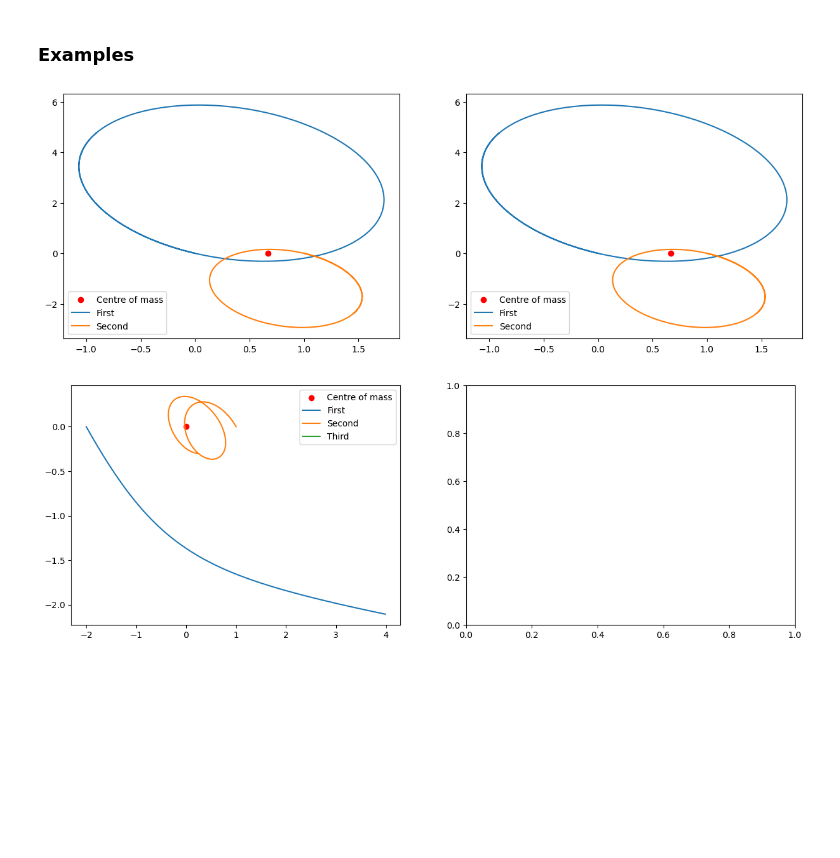
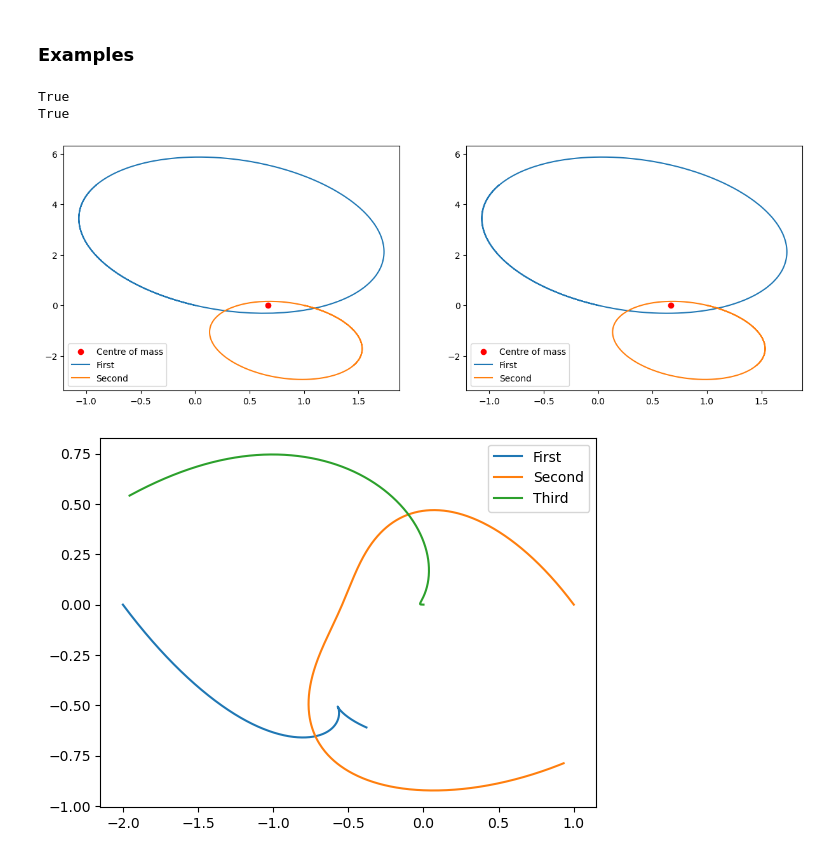
Before and after one commit to Vileh/QMUL-Data-Analytics-Courseworks, a Jupyter notebook: SciComp_1/Coursework1_Trisolaris.ipynb, the cells around one changed output. Saved outputs shown, nothing was run; the diff lists cells and outputs as text; code cells hidden in the pictures; blank space fills up the shorter version.

```diff
--- a/SciComp_1/Coursework1_Trisolaris.ipynb
+++ b/SciComp_1/Coursework1_Trisolaris.ipynb
@@ -124,6 +124,26 @@ class ExplicitIntegrator :
                 y_at_t_over_2 = self._y_solution[itime-1] + (1/2) * self._delta_t * dydt_function(time, self._y_solution[itime-1], half_step=True)
 
                 self._y_solution[itime] = self._y_solution[itime-1] +  self._delta_t * dydt_function(time + self._delta_t, y_at_t_over_2)
+# %%
+# Class: star
+class Star():
+
+    def __init__(self, name, giant=False, mass=1, starting_position=np.array([0,0]), starting_velocity=np.array([0,0])):
+        assert isinstance(name, str), "Name must be of type string"
+        assert isinstance(giant, bool), "Giant must be of type bool"
+        assert mass > 0, 'mass must be positive'
+
+        self.name = name
+        self.giant = giant
+        self.mass = mass
+        self.starting_position = starting_position
+        self.starting_velocity = starting_velocity
+
+        # radius depends on whether the star is a giant or not
+        if self.giant:
+            self.radius = get_radius(self.mass)
+        else:
+            self.radius = 0
 # %%
 # Stellar systems
 class Stellar_system():
@@ -315,8 +323,8 @@ class star():
 ### Examples
 # %%
 # 2-body problem [0,0,0,0.5] and [1,0,0,-0.5] work well
-first_star = star(name='First', mass=0.21, starting_position=np.array([0,0]), starting_velocity=np.array([-0.5,0.5]))
-second_star = star(name='Second', mass=0.42, starting_position=np.array([1,0]), starting_velocity=np.array([0.25,-0.25]))
+first_star = Star(name='First', mass=0.21, starting_position=np.array([0,0]), starting_velocity=np.array([-0.5,0.5]))
+second_star = Star(name='Second', mass=0.42, starting_position=np.array([1,0]), starting_velocity=np.array([0.25,-0.25]))
 
 my_stellar_system = Stellar_system(max_time=100, N_time_steps=1000, integration_method='RK45', name='Solar system')
 my_stellar_system_2 = Stellar_system(max_time=100, N_time_steps=10000, integration_method='MidPoint', name='Solar system')
@@ -327,29 +335,36 @@ my_stellar_system.add_star(second_star)
 my_stellar_system_2.add_star(first_star)
 my_stellar_system_2.add_star(second_star)
 
+solution_1 = my_stellar_system.calculate_movement()
+solution_2 = my_stellar_system_2.calculate_movement()
+
 fig, ax = plt.subplots(1, 2, figsize=(15,5))
 
-my_stellar_system.plot_movement(ax[0], plot_centre_of_mass=True)
-my_stellar_system_2.plot_movement(ax[1], plot_centre_of_mass=True)
+my_stellar_system.plot_movement(solution_1, ax[0], plot_centre_of_mass=True)
+my_stellar_system_2.plot_movement(solution_2, ax[1], plot_centre_of_mass=True)
 # %% [output]
+True
+True
 [figure]
 # %%
 # 2-body problem [0,0,0,0.5] and [1,0,0,-0.5] work well
-first_star = star(name='First', mass=0.2, giant=True, starting_position=np.array([-2,0]), starting_velocity=np.array([1.5,-1.5]))
-second_star = star(name='Second', mass=0.4, starting_position=np.array([1,0]), starting_velocity=np.array([-0.75,0.75]))
-third_star = star(name='Third', mass=2, starting_position=np.array([0,0]), starting_velocity=np.array([0,0]))
+first_star = Star(name='First', mass=1, giant=True, starting_position=np.array([-2,0]), starting_velocity=np.array([.5,-.5]))
+second_star = Star(name='Second', mass=0.4, starting_position=np.array([1,0]), starting_velocity=np.array([-0.75,0.75]))
+third_star = Star(name='Third', mass=0.6, starting_position=np.array([0,0]), starting_velocity=np.array([-0.1,0]))
 
 my_stellar_system = Stellar_system(max_time=3, N_time_steps=1000, integration_method='MidPoint', name='Solar system')
 
 my_stellar_system.add_star(first_star)
 my_stellar_system.add_star(second_star)
 my_stellar_system.add_star(third_star)
 
-fig, ax = plt.subplots(1, 2, figsize=(15,5))
+solution = my_stellar_system.calculate_movement()
 
-my_stellar_system.plot_movement(ax[0], plot_centre_of_mass=True)
+fig, ax = plt.subplots(1, 1)
+
+my_stellar_system.plot_movement(solution, ax)
 # %% [output]
-[figure, old version]
+[figure, new version]
 # %%
 # 3-body problem
 
```
Also changed, not shown: parts of 5 cells of this notebook.
